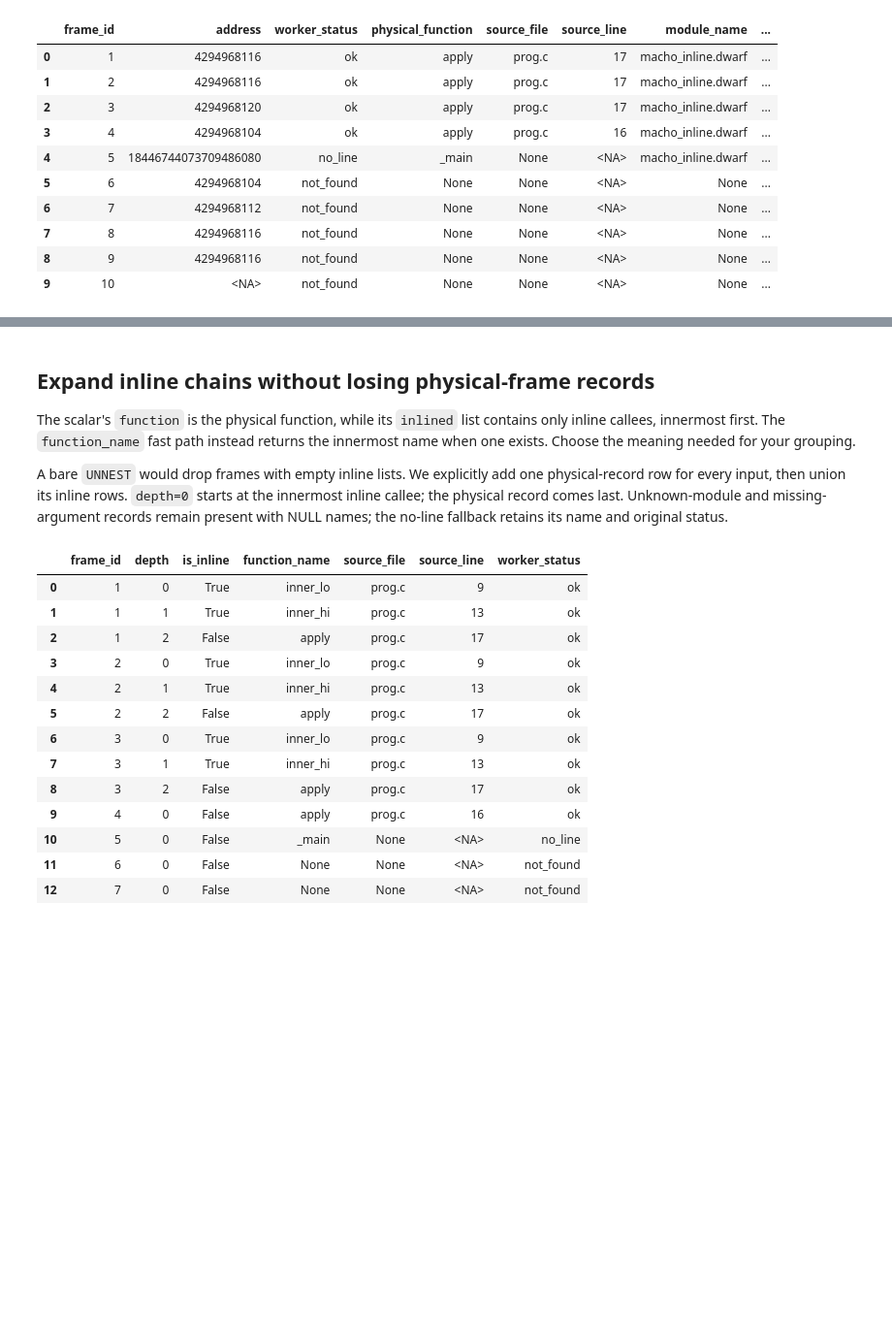
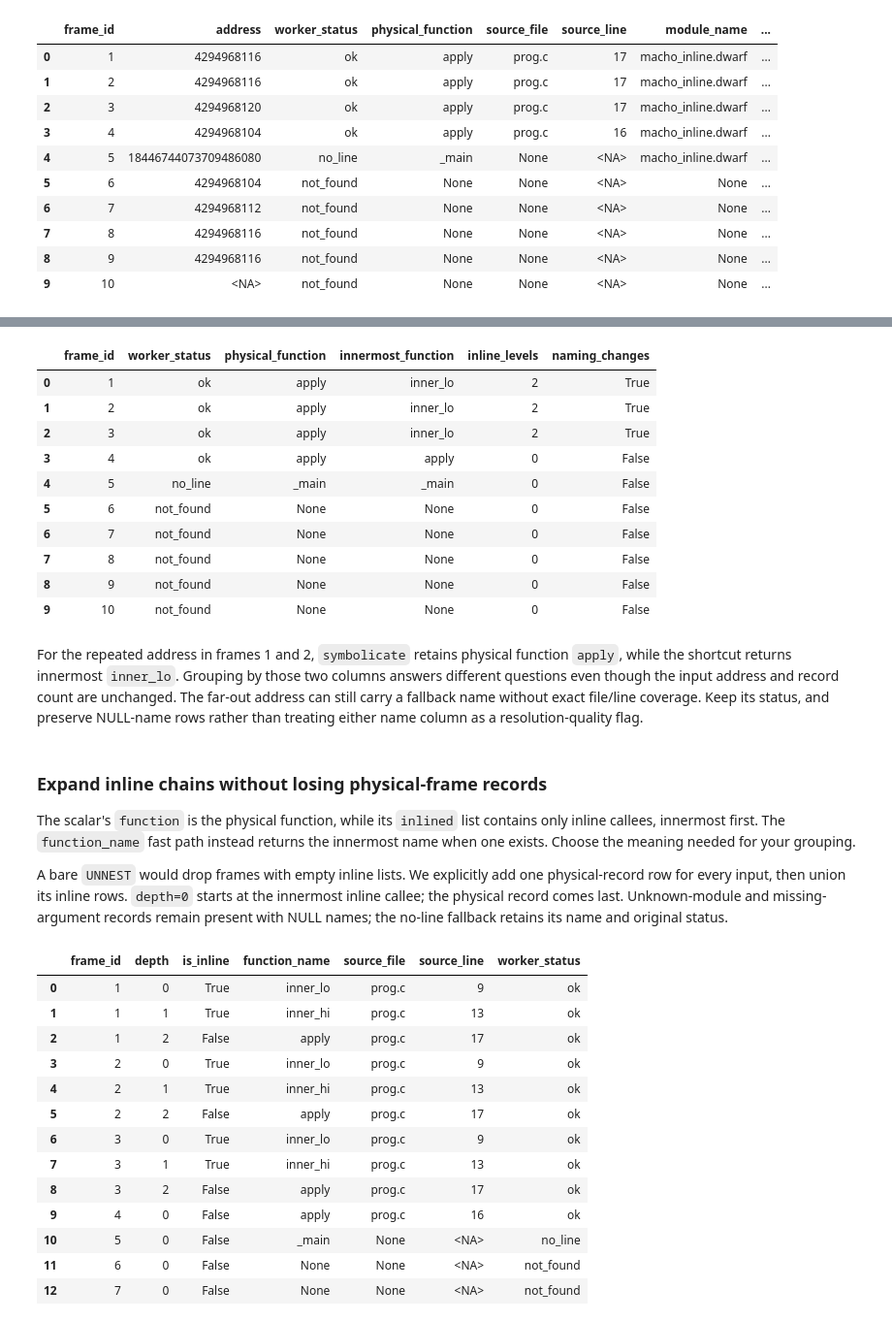
Before and after one commit to Query-farm/vgi-symbols, a Jupyter notebook: notebooks/01_symbol_coverage_and_inline_expansion.ipynb, the cells around one changed output, grey strips where cells are left out. Shown at 97% size. Saved outputs shown, nothing was run; the diff lists cells and outputs as text; code cells hidden in the pictures; blank space fills up the shorter version.

```diff
--- a/notebooks/01_symbol_coverage_and_inline_expansion.ipynb
+++ b/notebooks/01_symbol_coverage_and_inline_expansion.ipynb
@@ -184,5 +234,26 @@ prose(
+# %%
+%%sql
+CREATE TABLE innermost_names AS
+SELECT frame_id,symbols.main.function_name(build_id,address) AS innermost_function FROM frames;
+SELECT a.frame_id,a.worker_status,a.physical_function,n.innermost_function,a.inline_levels,
+       a.physical_function IS DISTINCT FROM n.innermost_function AS naming_changes
+FROM frame_audit a JOIN innermost_names n USING(frame_id) ORDER BY frame_id;
+# %% [output]
+|  | frame_id | worker_status | physical_function | innermost_function | inline_levels | naming_changes |
+| 0 | 1 | ok | apply | inner_lo | 2 | True |
+| 1 | 2 | ok | apply | inner_lo | 2 | True |
+| 2 | 3 | ok | apply | inner_lo | 2 | True |
+| 3 | 4 | ok | apply | apply | 0 | False |
+| 4 | 5 | no_line | _main | _main | 0 | False |
+| 5 | 6 | not_found | None | None | 0 | False |
+| 6 | 7 | not_found | None | None | 0 | False |
+| 7 | 8 | not_found | None | None | 0 | False |
+| 8 | 9 | not_found | None | None | 0 | False |
+| 9 | 10 | not_found | None | None | 0 | False |
+# %% [markdown]
+For the repeated address in frames 1 and 2, `symbolicate` retains physical function `apply`, while the shortcut returns innermost `inner_lo`. Grouping by those two columns answers different questions even though the input address and record count are unchanged. The far-out address can still carry a fallback name without exact file/line coverage. Keep its status, and preserve NULL-name rows rather than treating either name column as a resolution-quality flag.
 # %% [markdown]
-## Expand inline chains without losing physical-frame records
+### Expand inline chains without losing physical-frame records
 
 The scalar's `function` is the physical function, while its `inlined` list contains
 only inline callees, innermost first. The `function_name` fast path instead returns
```
Also changed, not shown: parts of 22 cells of this notebook, 12 other files.
